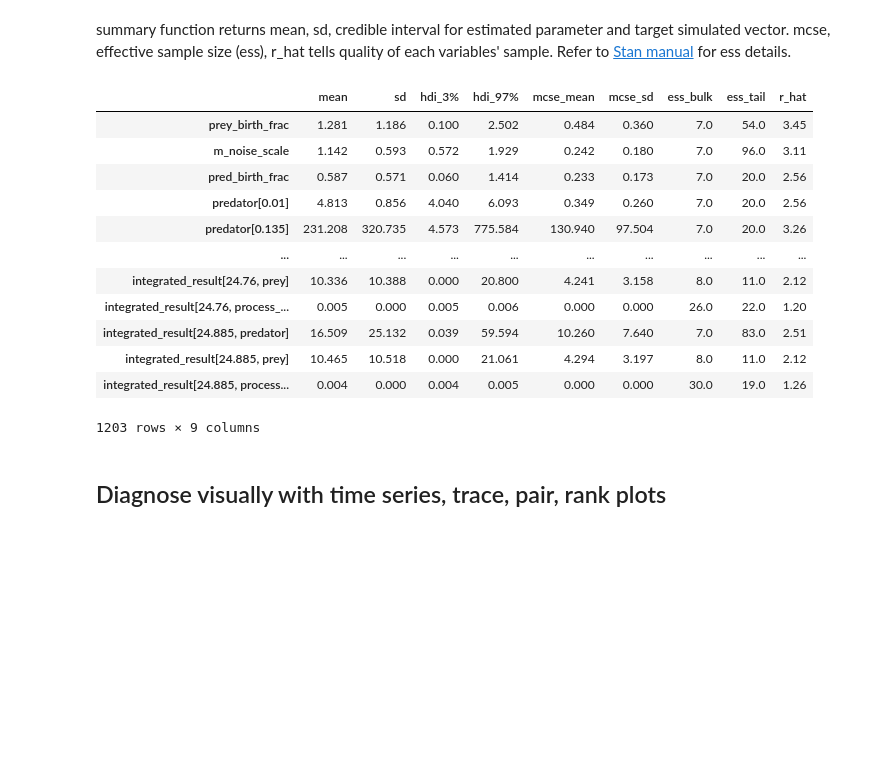
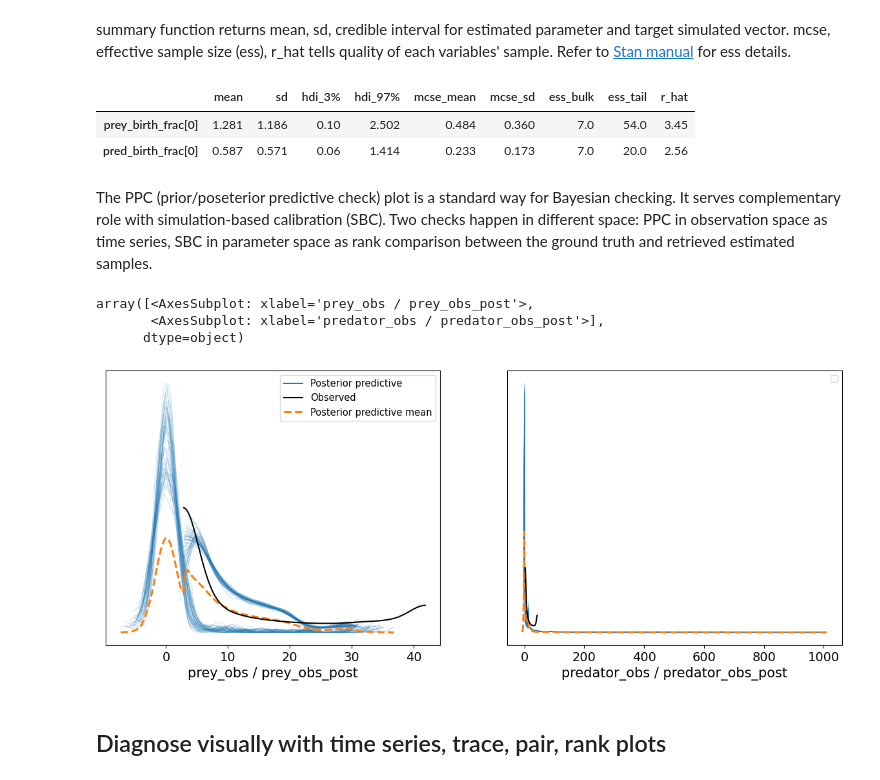
Before and after one commit to Data4DM/stanify, a Jupyter notebook: vignette/prey_predator_mpnoisedot01.ipynb, the cells around one changed output. Drawn from its saved outputs; the diff is of its cells as text; code cells hidden in the pictures; blank space fills up the shorter version.

```diff
--- a/vignette/prey_predator_mpnoisedot01.ipynb
+++ b/vignette/prey_predator_mpnoisedot01.ipynb
@@ -177,21 +129,20 @@ Inference data with groups:
 # %% [markdown]
 summary function returns mean, sd, credible interval for estimated parameter and target simulated vector. mcse, effective sample size (ess), r_hat tells quality of each variables' sample. Refer to [Stan manual](https://mc-stan.org/docs/reference-manual/effective-sample-size.html) for ess details.
-# %%
-az.summary(data2draws)
-# %% [output]
-|  | mean | sd | hdi_3% | hdi_97% | mcse_mean | mcse_sd | ess_bulk | ess_tail | r_hat |
-| prey_birth_frac | 1.281 | 1.186 | 0.100 | 2.502 | 0.484 | 0.360 | 7.0 | 54.0 | 3.45 |
-| m_noise_scale | 1.142 | 0.593 | 0.572 | 1.929 | 0.242 | 0.180 | 7.0 | 96.0 | 3.11 |
-| pred_birth_frac | 0.587 | 0.571 | 0.060 | 1.414 | 0.233 | 0.173 | 7.0 | 20.0 | 2.56 |
-| predator[0.01] | 4.813 | 0.856 | 4.040 | 6.093 | 0.349 | 0.260 | 7.0 | 20.0 | 2.56 |
-| predator[0.135] | 231.208 | 320.735 | 4.573 | 775.584 | 130.940 | 97.504 | 7.0 | 20.0 | 3.26 |
-| ... | ... | ... | ... | ... | ... | ... | ... | ... | ... |
-| integrated_result[24.76, prey] | 10.336 | 10.388 | 0.000 | 20.800 | 4.241 | 3.158 | 8.0 | 11.0 | 2.12 |
-| integrated_result[24.76, process_... | 0.005 | 0.000 | 0.005 | 0.006 | 0.000 | 0.000 | 26.0 | 22.0 | 1.20 |
-| integrated_result[24.885, predator] | 16.509 | 25.132 | 0.039 | 59.594 | 10.260 | 7.640 | 7.0 | 83.0 | 2.51 |
-| integrated_result[24.885, prey] | 10.465 | 10.518 | 0.000 | 21.061 | 4.294 | 3.197 | 8.0 | 11.0 | 2.12 |
-| integrated_result[24.885, process... | 0.004 | 0.000 | 0.004 | 0.005 | 0.000 | 0.000 | 30.0 | 19.0 | 1.26 |
-1203 rows × 9 columns
+# %%
+az.summary(sbc.posterior[list(setting['est_param_names'])])
+# %% [output]
+|  | mean | sd | hdi_3% | hdi_97% | mcse_mean | mcse_sd | ess_bulk | ess_tail | r_hat |
+| prey_birth_frac[0] | 1.281 | 1.186 | 0.10 | 2.502 | 0.484 | 0.360 | 7.0 | 54.0 | 3.45 |
+| pred_birth_frac[0] | 0.587 | 0.571 | 0.06 | 1.414 | 0.233 | 0.173 | 7.0 | 20.0 | 2.56 |
+# %% [markdown]
+The PPC (prior/poseterior predictive check) plot is a standard way for Bayesian checking. It serves complementary role with simulation-based calibration (SBC). Two checks happen in different space: PPC in observation space as time series, SBC in parameter space as rank comparison between the ground truth and retrieved estimated samples.
+# %%
+az.plot_ppc(sbc, data_pairs = {'predator_obs':'predator_obs_post', 'prey_obs':'prey_obs_post'})
+# %% [output]
+array([<AxesSubplot: xlabel='prey_obs / prey_obs_post'>,
+       <AxesSubplot: xlabel='predator_obs / predator_obs_post'>],
+      dtype=object)
+[figure, added]
 # %% [markdown]
 ## Diagnose visually with time series, trace, pair, rank plots
 # %% [markdown]
```
Also changed, not shown: parts of 20 cells of this notebook, 19 other files.
